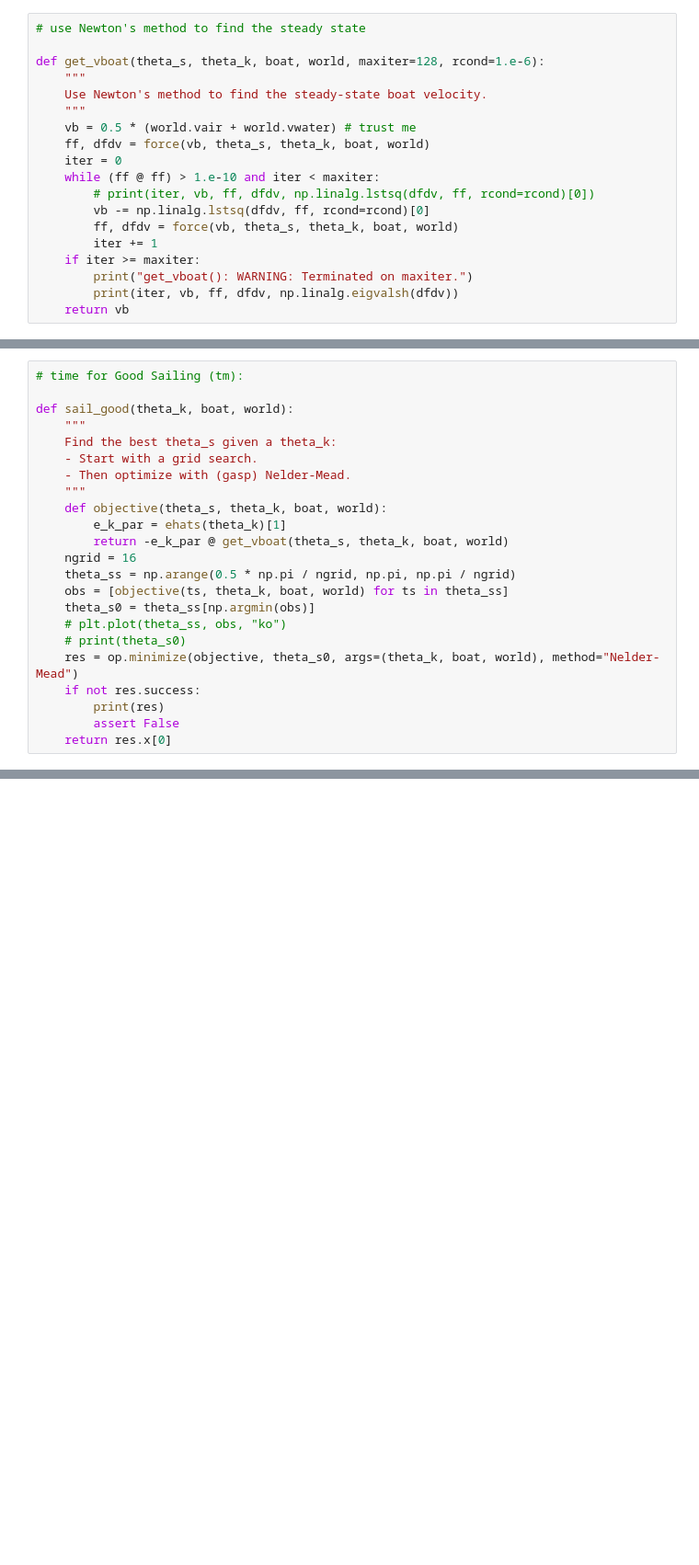
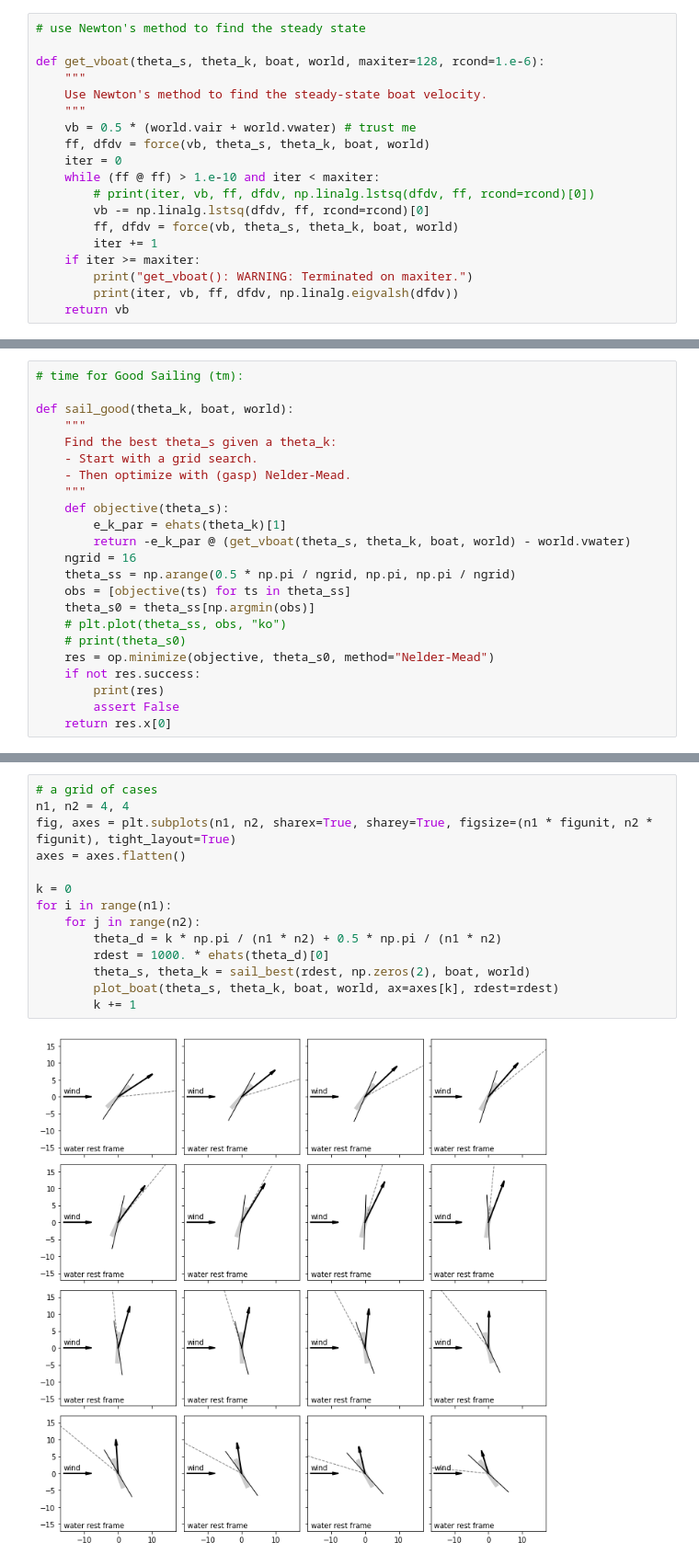
Before and after one commit to davidwhogg/Sailing, a Jupyter notebook: ipynb/sailing.ipynb, the cells around one changed output, grey strips where cells are left out. Shown: that part at 92% size. Cells and saved outputs as stored; diff of their text form; blank space fills up the shorter version.

```diff
--- a/ipynb/sailing.ipynb
+++ b/ipynb/sailing.ipynb
@@ -167,16 +174,16 @@ def sail_good(theta_k, boat, world):
     - Start with a grid search.
     - Then optimize with (gasp) Nelder-Mead.
     """
-    def objective(theta_s, theta_k, boat, world):
+    def objective(theta_s):
         e_k_par = ehats(theta_k)[1]
-        return -e_k_par @ get_vboat(theta_s, theta_k, boat, world)
+        return -e_k_par @ (get_vboat(theta_s, theta_k, boat, world) - world.vwater)
     ngrid = 16
     theta_ss = np.arange(0.5 * np.pi / ngrid, np.pi, np.pi / ngrid)
-    obs = [objective(ts, theta_k, boat, world) for ts in theta_ss]
+    obs = [objective(ts) for ts in theta_ss]
     theta_s0 = theta_ss[np.argmin(obs)]
     # plt.plot(theta_ss, obs, "ko")
     # print(theta_s0)
-    res = op.minimize(objective, theta_s0, args=(theta_k, boat, world), method="Nelder-Mead")
+    res = op.minimize(objective, theta_s0, method="Nelder-Mead")
     if not res.success:
         print(res)
         assert False
@@ -206,3 +257,19 @@ for i in range(n1):
+# %%
+# a grid of cases
+n1, n2 = 4, 4
+fig, axes = plt.subplots(n1, n2, sharex=True, sharey=True, figsize=(n1 * figunit, n2 * figunit), tight_layout=True)
+axes = axes.flatten()
+
+k = 0
+for i in range(n1):
+    for j in range(n2):
+        theta_d = k * np.pi / (n1 * n2) + 0.5 * np.pi / (n1 * n2)
+        rdest = 1000. * ehats(theta_d)[0]
+        theta_s, theta_k = sail_best(rdest, np.zeros(2), boat, world)
+        plot_boat(theta_s, theta_k, boat, world, ax=axes[k], rdest=rdest)
+        k += 1
+# %% [output]
+[figure, added]
 # %%
 # now do a very large number of trials:
 
```
Also changed, not shown: parts of 18 cells of this notebook, 1 other file.
